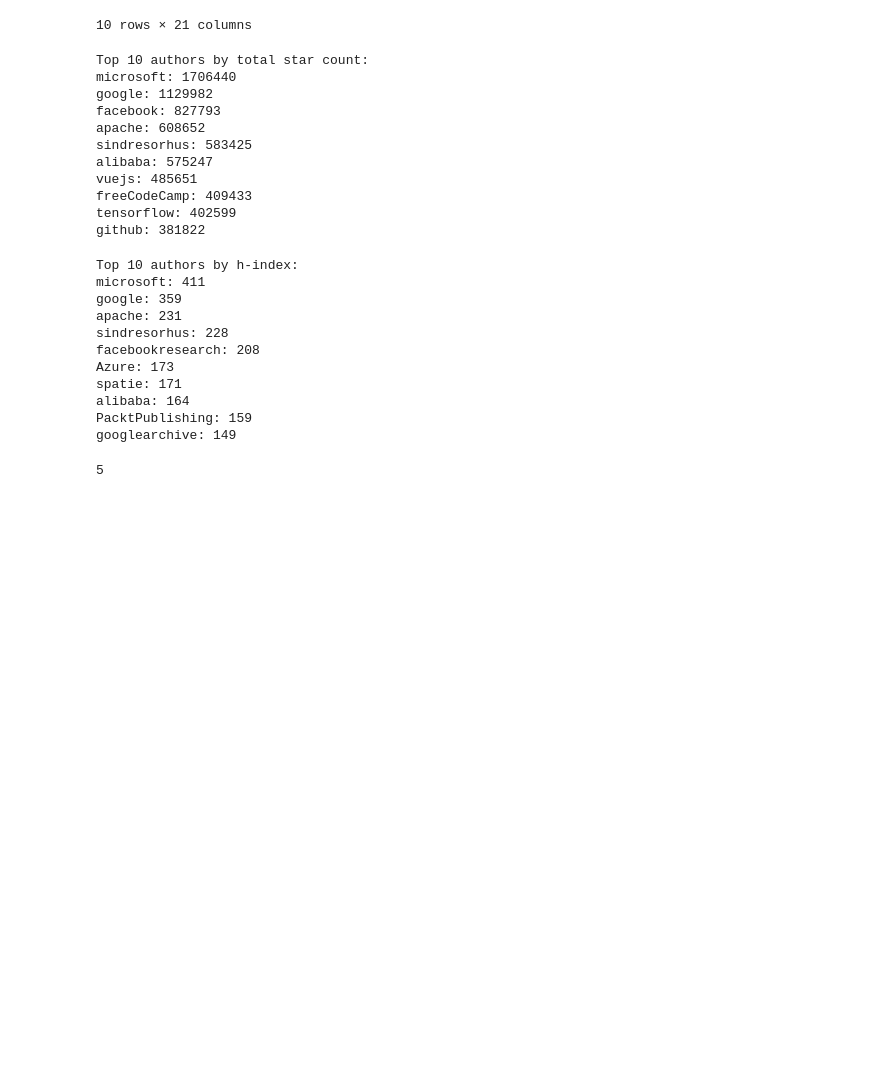
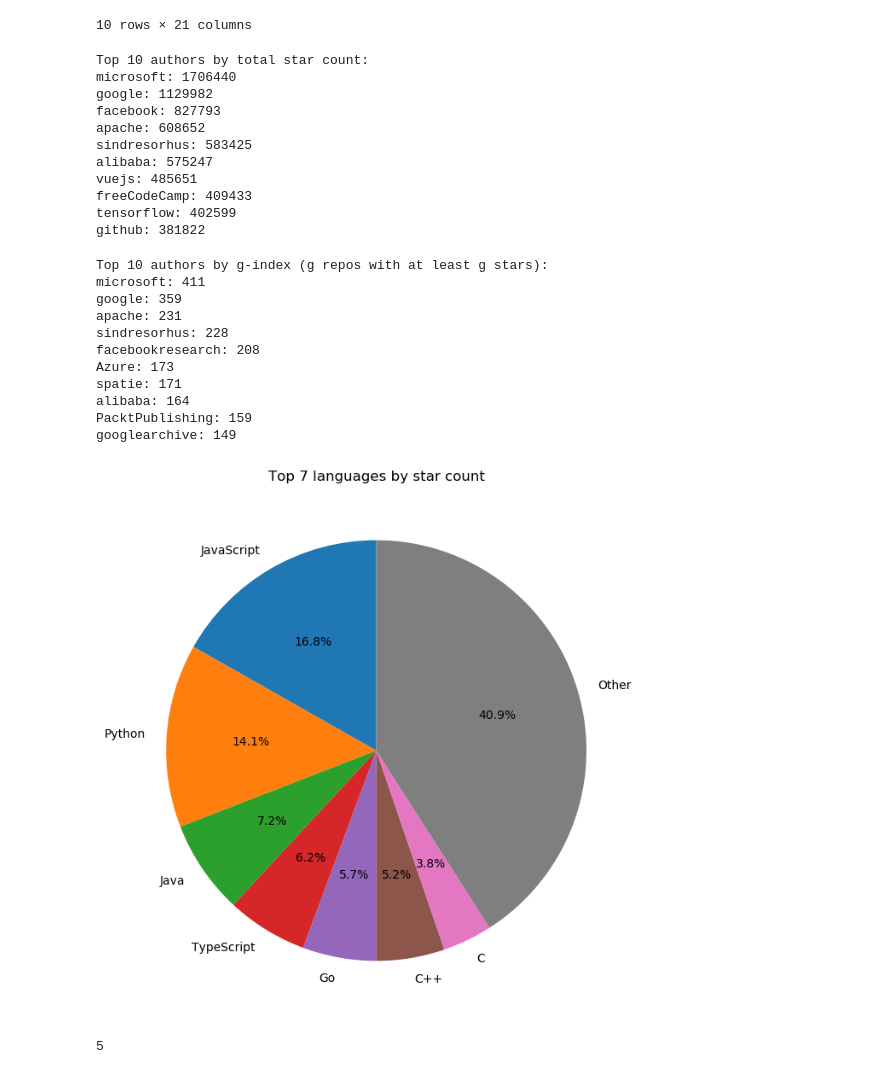
Before and after one commit to pelmers/github-repository-metadata, a Jupyter notebook: explore_github_all_repos.ipynb, the cells around one changed output. Saved outputs shown, nothing was run; the diff lists cells and outputs as text; code cells hidden in the pictures; blank space fills up the shorter version.

Commit message:
added pie chart

```diff
--- a/explore_github_all_repos.ipynb
+++ b/explore_github_all_repos.ipynb
@@ -189,20 +189,20 @@ print("Top 10 authors by total star count:")
 for author, star_counts in top_authors:
     print(f"{author}: {sum(star_counts)}")
 
-# compute the h-index for each author
-# h-index of an author is the maximum number h of repositories with at least h stars each
-h_index_by_author = {
+# compute the g-index for each author
+# g-index of an author is the maximum number g of repositories with at least g stars each
+g_index_by_author = {
     author: max([
-        h if len([stars for stars in star_counts if stars >= h]) >= h else 0
-        for h in range(1, len(star_counts) + 1)
+        g if len([stars for stars in star_counts if stars >= g]) >= g else 0
+        for g in range(1, len(star_counts) + 1)
     ])
     for author, star_counts in tqdm(star_counts_by_author.items())
 }
 
-# print the top 10 h-index scores, one on each line
-print("Top 10 authors by h-index:")
-for author, h_index in sorted(h_index_by_author.items(), key=lambda x: x[1], reverse=True)[:10]:
-    print(f"{author}: {h_index}")
+# print the top 10 g-index scores, one on each line
+print("Top 10 authors by g-index (g repos with at least g stars):")
+for author, g_index in sorted(g_index_by_author.items(), key=lambda x: x[1], reverse=True)[:10]:
+    print(f"{author}: {g_index}")
 # %% [output]
 Top 10 authors by total star count:
 microsoft: 1706440
@@ -215,7 +215,7 @@ vuejs: 485651
 freeCodeCamp: 409433
 tensorflow: 402599
 github: 381822
-Top 10 authors by h-index:
+Top 10 authors by g-index (g repos with at least g stars):
 microsoft: 411
 google: 359
 apache: 231
@@ -226,4 +226,20 @@ spatie: 171
 alibaba: 164
 PacktPublishing: 159
 googlearchive: 149
+# %%
+# Plot relative sizes of top 7 languages
+top_languages = df.groupby('primaryLanguage').agg({'stars': 'sum'}).sort_values(by='stars', ascending=False).head(7).index
+# get the total star count for all other languages
+other_stars = df[~df['primaryLanguage'].isin(top_languages)].agg({'stars': 'sum'})['stars']
+# make a list of tuples of (language, star count)
+star_counts = [(lang, df[df['primaryLanguage'] == lang].agg({'stars': 'sum'})['stars']) for lang in top_languages]
+star_counts.append(('Other', other_stars))
+
+# make the pie chart
+plt.figure(figsize=(8, 8))
+plt.pie([star_count for lang, star_count in star_counts], labels=[lang for lang, star_count in star_counts], autopct='%1.1f%%', startangle=90)
+plt.title('Top 7 languages by star count')
+plt.show()
+# %% [output]
+[figure, added]
 # %%
```
Also changed, not shown: parts of 2 cells of this notebook.
